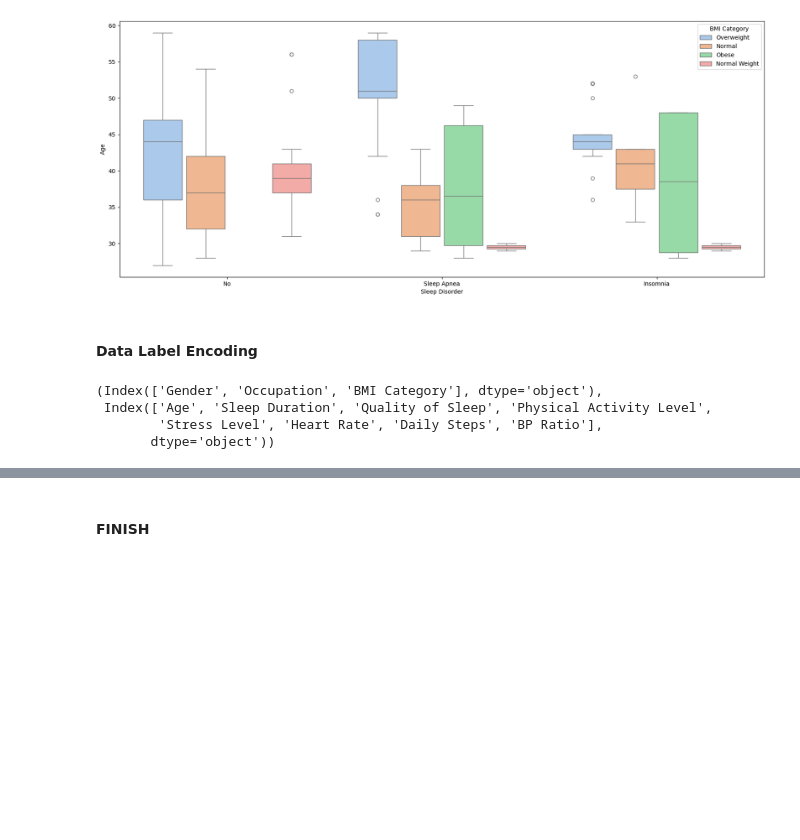
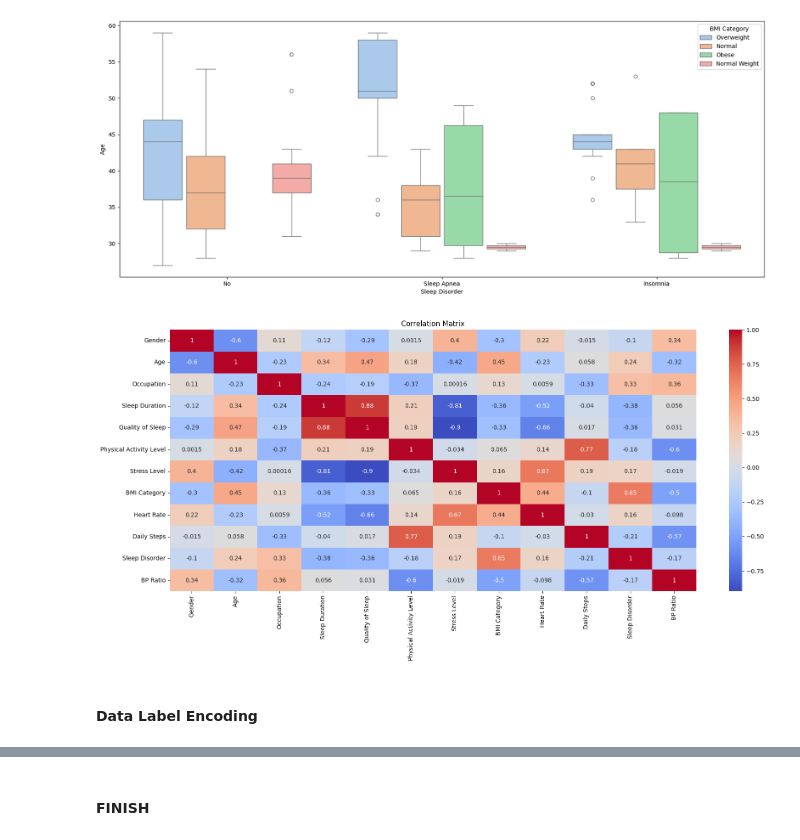
Before and after one commit to rushi0808/sleeep-disorder-detection, a Jupyter notebook: research/03_data_transform.ipynb, the cells around one changed output, grey strips where cells are left out. Saved outputs shown, nothing was run; the diff lists cells and outputs as text; code cells hidden in the pictures; blank space fills up the shorter version.

```diff
--- a/research/03_data_transform.ipynb
+++ b/research/03_data_transform.ipynb
@@ -301,6 +301,34 @@ sns.boxplot(data=df, x='Sleep Disorder', y='Age', hue='BMI Category', palette='p
 plt.show()
 # %% [output]
 [figure]
+# %%
+df["Gender"].replace({"Male": 1, "Female": 0}, inplace=True)
+df["BMI Category"].replace({'Normal': 0, 'Overweight': 2, 'Normal Weight': 1, 'Obese': 3}, inplace=True)
+df["Occupation"].replace(
+    {
+        'Nurse': 0,
+        'Doctor': 1,
+        'Engineer': 2,
+        'Lawyer': 3,
+        'Teacher': 4,
+        'Accountant': 5,
+        'Salesperson': 6,
+        'Software Engineer': 7,
+        'Scientist': 8,
+        'Sales Representative': 9,
+        'Manager': 10,
+    },
+    inplace=True,
+)
+df["Sleep Disorder"].replace({'No': 0, 'Sleep Apnea': 1, 'Insomnia': 3}, inplace=True)
+# %%
+df1 = df.drop(columns='Blood Pressure')
+plt.figure(figsize=(20, 8))
+sns.heatmap(data=df1.corr(), annot=True, fmt=".2g", cmap="coolwarm")
+plt.title("Correlation Matrix")
+plt.show()
+# %% [output]
+[figure, added]
 # %% [markdown]
 #### Data Label Encoding
 # %%
@@ -311,11 +339,6 @@ cate_col = X.select_dtypes(include='object').columns
 num_col = X.select_dtypes(exclude='object').columns
 
 cate_col, num_col
-# %% [output]
-(Index(['Gender', 'Occupation', 'BMI Category'], dtype='object'),
- Index(['Age', 'Sleep Duration', 'Quality of Sleep', 'Physical Activity Level',
-        'Stress Level', 'Heart Rate', 'Daily Steps', 'BP Ratio'],
-       dtype='object'))
 # %%
 cate_pipe = Pipeline([("OneHotEncoder", OneHotEncoder())])
 
```
Also changed, not shown: parts of 3 cells of this notebook, 3 other files.
